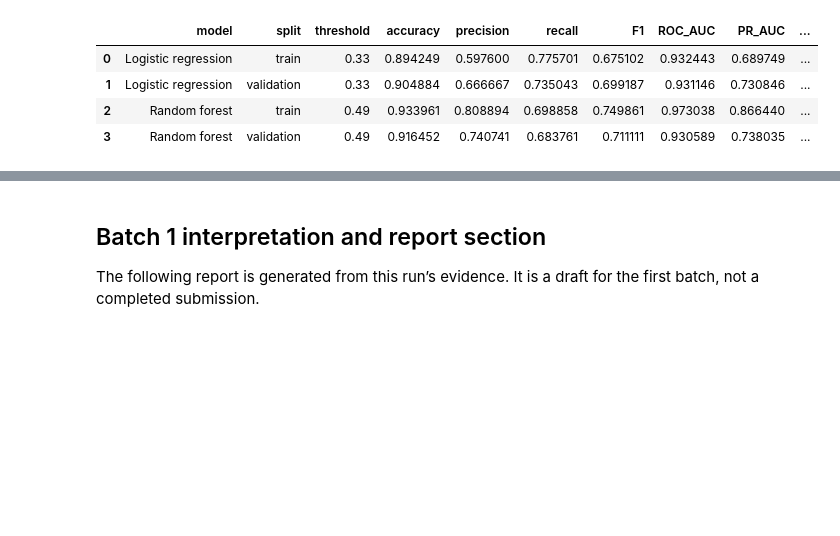
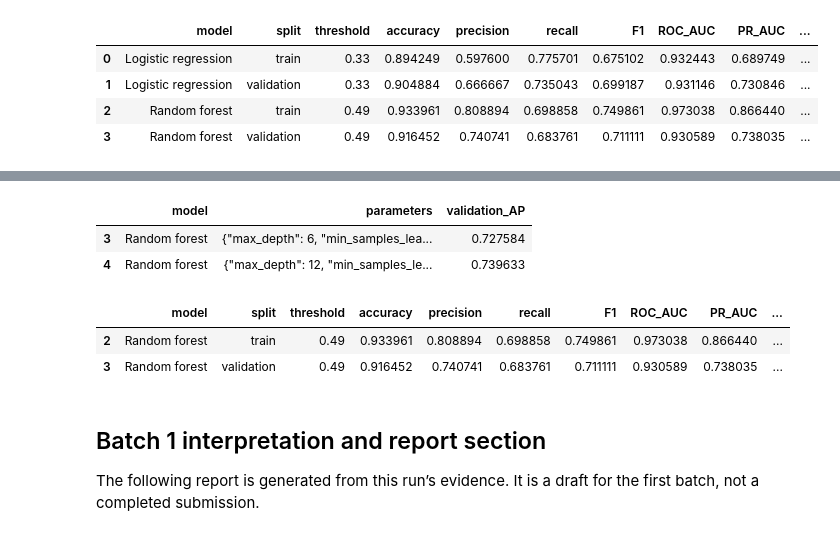
Before and after one commit to amrelkotit/Acl_9th_project, a Jupyter notebook: notebooks/milestone1.ipynb, the cells around one changed output, grey strips where cells are left out. Saved outputs shown, nothing was run; the diff lists cells and outputs as text; code cells hidden in the pictures; blank space fills up the shorter version.

```diff
--- a/notebooks/milestone1.ipynb
+++ b/notebooks/milestone1.ipynb
@@ -789,3 +808,13 @@ Logistic regression validation       0.33  0.904884   0.666667 0.735043 0.699187
+# %%
+display(model_trials.loc[model_trials.model.eq('Random forest')])
+display(model_metrics.loc[model_metrics.model.eq('Random forest')])
+# %% [output]
+|  | model | parameters | validation_AP |
+| 3 | Random forest | {"max_depth": 6, "min_samples_lea... | 0.727584 |
+| 4 | Random forest | {"max_depth": 12, "min_samples_le... | 0.739633 |
+|  | model | split | threshold | accuracy | precision | recall | F1 | ROC_AUC | PR_AUC | ... |
+| 2 | Random forest | train | 0.49 | 0.933961 | 0.808894 | 0.698858 | 0.749861 | 0.973038 | 0.866440 | ... |
+| 3 | Random forest | validation | 0.49 | 0.916452 | 0.740741 | 0.683761 | 0.711111 | 0.930589 | 0.738035 | ... |
 # %% [markdown]
 ## Batch 1 interpretation and report section
 
```
Also changed, not shown: parts of 14 cells of this notebook, 34 other files.
